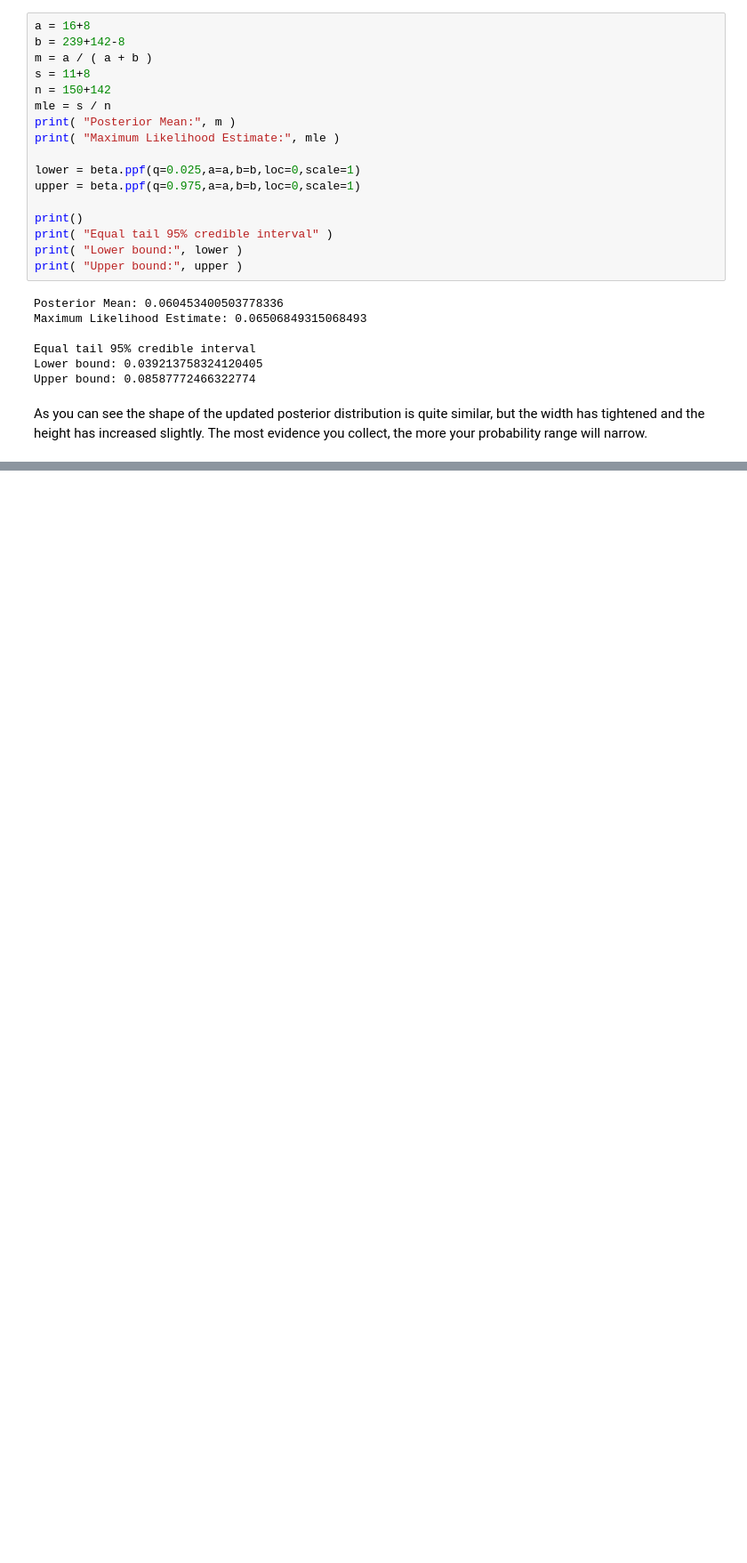
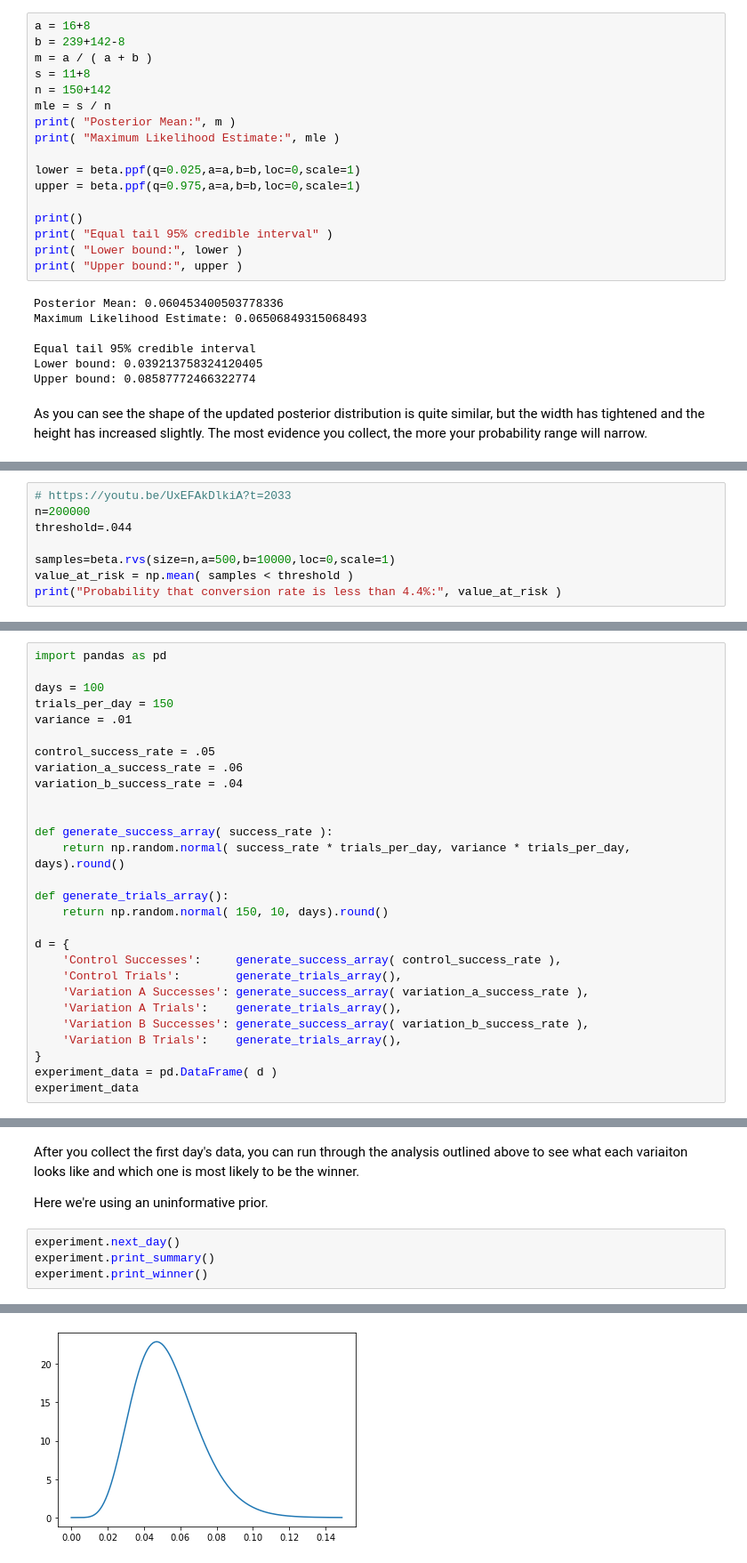
Before and after one commit to javidjamae/data-science, a Jupyter notebook: experimentation/Bayesian-a-b-testing.ipynb, the cells around one changed output, grey strips where cells are left out. Shown at 89% size. Drawn from its saved outputs; the diff is of its cells as text; blank space fills up the shorter version.

```diff
--- a/experimentation/Bayesian-a-b-testing.ipynb
+++ b/experimentation/Bayesian-a-b-testing.ipynb
@@ -336,0 +383,8 @@ Let's see what our outcomes look like on each day.
+# %%
+# https://youtu.be/UxEFAkDlkiA?t=2033
+n=200000
+threshold=.044
+
+samples=beta.rvs(size=n,a=500,b=10000,loc=0,scale=1)
+value_at_risk = np.mean( samples < threshold )
+print("Probability that conversion rate is less than 4.4%:", value_at_risk )
@@ -336,0 +397,28 @@ Let's see what our outcomes look like on each day.
+# %%
+import pandas as pd
+
+days = 100
+trials_per_day = 150
+variance = .01
+
+control_success_rate = .05
+variation_a_success_rate = .06
+variation_b_success_rate = .04
+
+
+def generate_success_array( success_rate ):
+    return np.random.normal( success_rate * trials_per_day, variance * trials_per_day, days).round()
+
+def generate_trials_array():
+    return np.random.normal( 150, 10, days).round()
+
+d = {
+    'Control Successes':     generate_success_array( control_success_rate ),
+    'Control Trials':        generate_trials_array(),
+    'Variation A Successes': generate_success_array( variation_a_success_rate ),
+    'Variation A Trials':    generate_trials_array(),
+    'Variation B Successes': generate_success_array( variation_b_success_rate ),
+    'Variation B Trials':    generate_trials_array(),
+}
+experiment_data = pd.DataFrame( d )
+experiment_data
@@ -338,0 +594,9 @@ Let's see what our outcomes look like on each day.
+# %% [markdown]
+After you collect the first day's data, you can run through the analysis outlined above to see what each variaiton looks like and which one is most likely to be the winner.
+
+Here we're using an uninformative prior.
+# %%
+experiment.next_day()
+experiment.print_summary()
+experiment.print_winner()
+# %% [output]
@@ -338,0 +615 @@ Let's see what our outcomes look like on each day.
+[figure, added]
```
Also changed, not shown: parts of 21 cells of this notebook.
